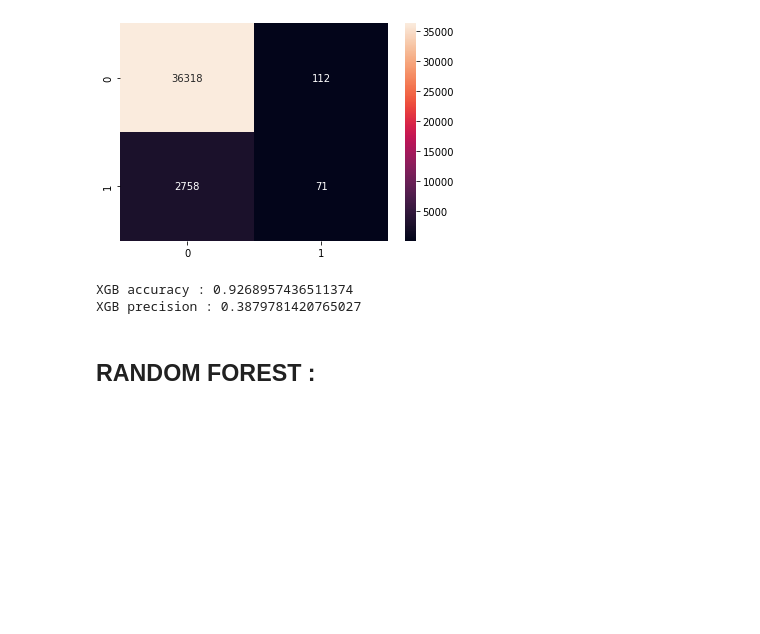
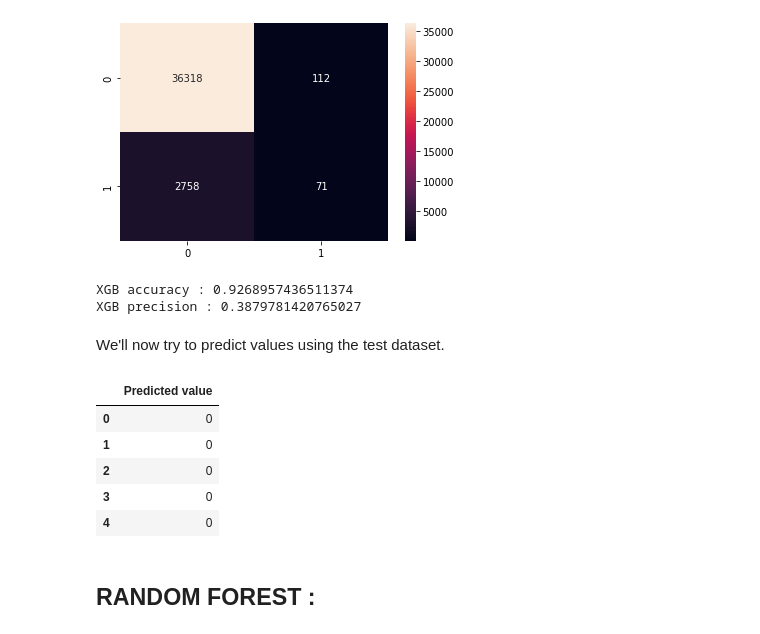
Before and after one commit to Duramann/BigDataApplicationProject, a Jupyter notebook: notebooks/3.0-ANTD-Models.ipynb, the cells around one changed output. Cells and saved outputs as stored; diff of their text form; code cells hidden in the pictures; blank space fills up the shorter version.

Commit message:
Scripts changes and prediction script added

```diff
--- a/notebooks/3.0-ANTD-Models.ipynb
+++ b/notebooks/3.0-ANTD-Models.ipynb
@@ -23,8 +23,10 @@ df_test = pd.read_csv('../data/processed/test_data.csv')
 # %% [markdown]
 Splitting features and target
 # %%
-X = df_train.drop(columns = ['TARGET', 'Unnamed: 0'])
+X = df_train.drop(columns = ['TARGET'])
 Y = df_train['TARGET']
+
+x_to_test = df_test
 # %% [markdown]
 Split data into training and testing sets
 # %%
@@ -79,6 +81,19 @@ print("XGB precision : " + str(precision_score(y_test, y_pred_xgb)))
 # %% [output]
 XGB accuracy : 0.9268957436511374
 XGB precision : 0.3879781420765027
+# %% [markdown]
+We'll now try to predict values using the test dataset.
+# %%
+y_predict_XGB = XGB.predict(x_to_test)
+
+pd.DataFrame(y_predict_XGB, columns=['Predicted value']).head()
+# %% [output]
+|  | Predicted value |
+| 0 | 0 |
+| 1 | 0 |
+| 2 | 0 |
+| 3 | 0 |
+| 4 | 0 |
 # %% [markdown]
 ## RANDOM FOREST :
 # %%
```
Also changed, not shown: parts of 4 cells of this notebook, 8 other files.
